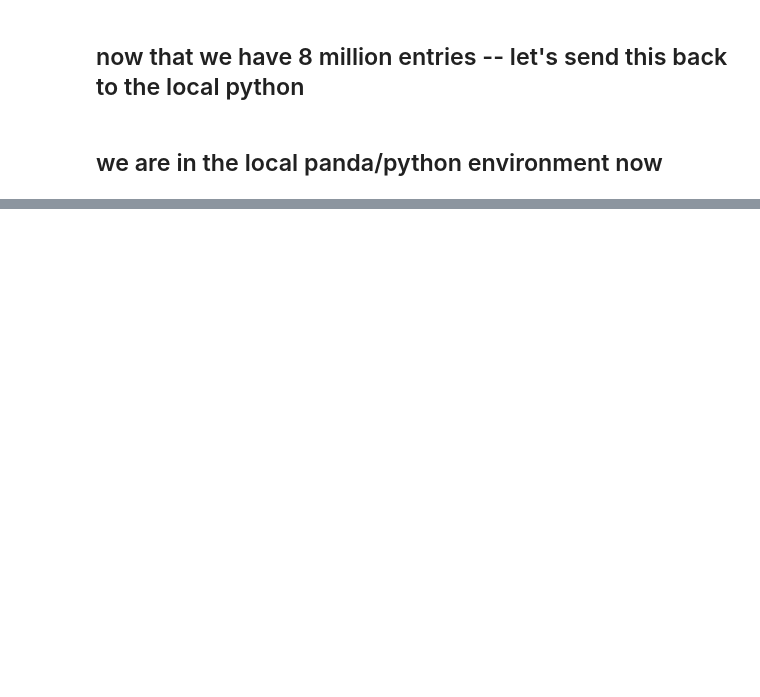
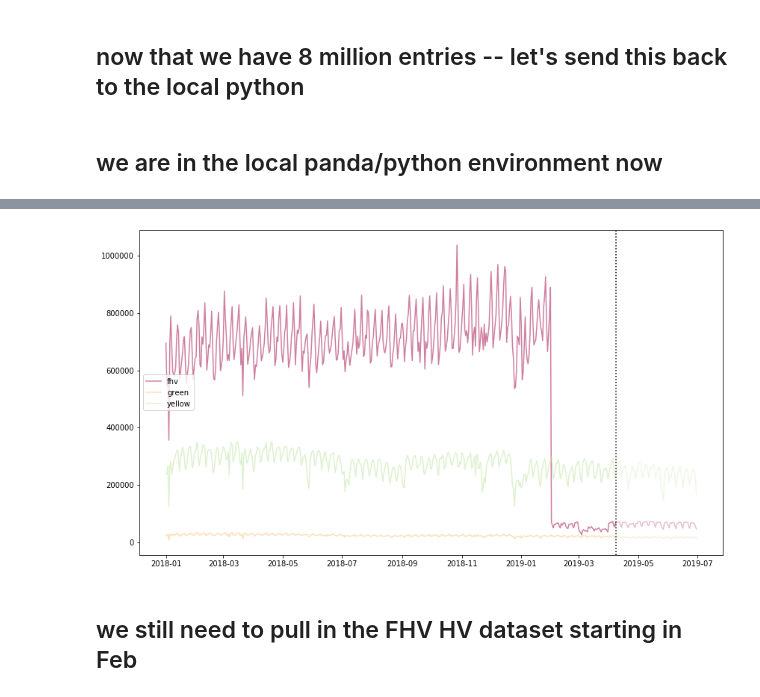
Before and after one commit to bsnively/sagemaker-workshops, a Jupyter notebook: 2019_reinvent/notebooks/GluePySparkMLFeatureEngineering.ipynb, the cells around one changed output, grey strips where cells are left out. Saved outputs shown, nothing was run; the diff lists cells and outputs as text; code cells hidden in the pictures; blank space fills up the shorter version.

```diff
--- a/2019_reinvent/notebooks/GluePySparkMLFeatureEngineering.ipynb
+++ b/2019_reinvent/notebooks/GluePySparkMLFeatureEngineering.ipynb
@@ -180 +183,22 @@ yellow                 float64
 dtype: object
+# %%
+%%local
+import pandas as pd
+time_series_df = time_series_df.set_index('ts_resampled', drop=True)
+time_series_df = time_series_df.sort_index()
+# %%
+%%local
+prediction_length = 12
+context_length = 12
+
+n_weeks = 7
+end_training = time_series_df.index[-n_weeks*prediction_length]
+print('end training time', end_training)
+
+time_series = []
+for ts in time_series_df.columns:
+    time_series.append(time_series_df[ts])
+
+time_series_training = []
+for ts in time_series_df.columns:
+    time_series_training.append(time_series_df.loc[:end_training][ts])
@@ -180,0 +207,27 @@ dtype: object
+# %%
+%%local
+%matplotlib inline
+import matplotlib
+import matplotlib.pyplot as plt
+import numpy as np
+#cols_float = time_series_df.drop(['pulocationid', 'dolocationid'], axis=1).columns
+cols_float = time_series_df.columns
+cmap = matplotlib.cm.get_cmap('Spectral')
+colors = cmap(np.arange(0,len(cols_float))/len(cols_float))
+
+
+plt.figure(figsize=[14,8]);
+for c in range(len(cols_float)):
+    plt.plot(time_series_df.loc[:end_training][cols_float[c]], alpha=0.5, color=colors[c], label=cols_float[c]);
+plt.legend(loc='center left');
+for c in range(len(cols_float)):
+    plt.plot(time_series_df.loc[end_training:][cols_float[c]], alpha=0.25, color=colors[c], label=None);
+plt.axvline(x=end_training, color='k', linestyle=':');
+#plt.text(time_series_df.index[int((time_series_df.shape[0]-n_weeks*prediction_length)*0.75)], time_series_df.max().max()/2, 'Train');
+#plt.text(time_series_df.index[time_series_df.shape[0]-int(n_weeks*prediction_length/2)], time_series_df.max().max()/2, 'Test');
+#plt.xlabel('Time');
+#plt.show()
+# %% [output]
+[figure, added]
+# %% [markdown]
+## we still need to pull in the FHV HV dataset starting in Feb
```
Also changed, not shown: parts of 25 cells of this notebook.
